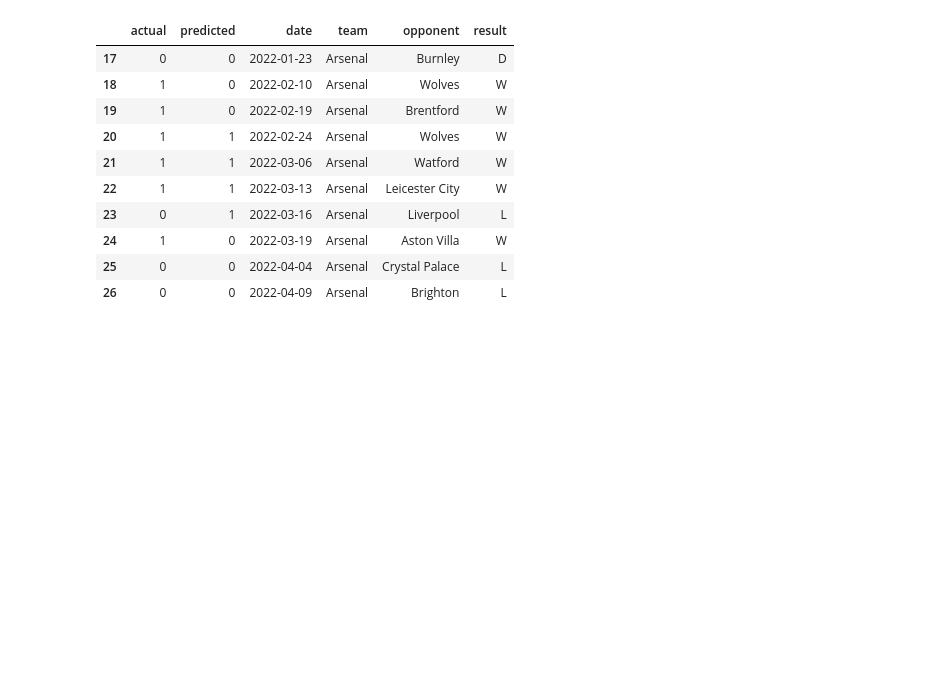
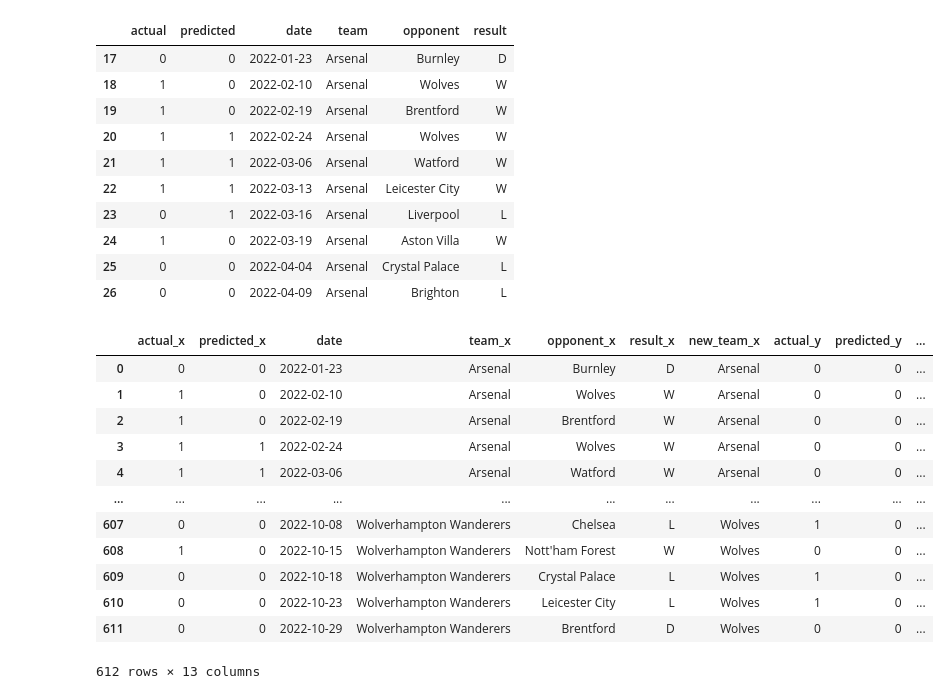
Before and after one commit to hask777/soccer-prediction, a Jupyter notebook: predict_3.ipynb, the cells around one changed output. Drawn from its saved outputs; the diff is of its cells as text; code cells hidden in the pictures; blank space fills up the shorter version.

```diff
--- a/predict_3.ipynb
+++ b/predict_3.ipynb
@@ -279,3 +279,29 @@ combined.head(10)
 | 24 | 1 | 0 | 2022-03-19 | Arsenal | Aston Villa | W |
 | 25 | 0 | 0 | 2022-04-04 | Arsenal | Crystal Palace | L |
 | 26 | 0 | 0 | 2022-04-09 | Arsenal | Brighton | L |
+# %%
+class MissingDict(dict):
+    __missing__ = lambda self, key: key
+
+map_values = {"Brighton and Hove Albion": "Brighton", "Manchester United": "Manchester Utd", "Newcastle United": "Newcastle Utd", "Tottenham Hotspur": "Tottenham", "West Ham United": "West Ham", "Wolverhampton Wanderers": "Wolves"}
+mapping = MissingDict(**map_values)
+# %%
+combined["new_team"] = combined["team"].map(mapping)
+# %%
+merged = combined.merge(combined, left_on=["date", "new_team"], right_on=["date", "opponent"])
+# %%
+merged
+# %% [output]
+|  | actual_x | predicted_x | date | team_x | opponent_x | result_x | new_team_x | actual_y | predicted_y | ... |
+| 0 | 0 | 0 | 2022-01-23 | Arsenal | Burnley | D | Arsenal | 0 | 0 | ... |
+| 1 | 1 | 0 | 2022-02-10 | Arsenal | Wolves | W | Arsenal | 0 | 0 | ... |
+| 2 | 1 | 0 | 2022-02-19 | Arsenal | Brentford | W | Arsenal | 0 | 0 | ... |
+| 3 | 1 | 1 | 2022-02-24 | Arsenal | Wolves | W | Arsenal | 0 | 0 | ... |
+| 4 | 1 | 1 | 2022-03-06 | Arsenal | Watford | W | Arsenal | 0 | 0 | ... |
+| ... | ... | ... | ... | ... | ... | ... | ... | ... | ... | ... |
+| 607 | 0 | 0 | 2022-10-08 | Wolverhampton Wanderers | Chelsea | L | Wolves | 1 | 0 | ... |
+| 608 | 1 | 0 | 2022-10-15 | Wolverhampton Wanderers | Nott'ham Forest | W | Wolves | 0 | 0 | ... |
+| 609 | 0 | 0 | 2022-10-18 | Wolverhampton Wanderers | Crystal Palace | L | Wolves | 1 | 0 | ... |
+| 610 | 0 | 0 | 2022-10-23 | Wolverhampton Wanderers | Leicester City | L | Wolves | 1 | 0 | ... |
+| 611 | 0 | 0 | 2022-10-29 | Wolverhampton Wanderers | Brentford | D | Wolves | 0 | 0 | ... |
+612 rows × 13 columns
```
Also changed, not shown: parts of 2 cells of this notebook.
